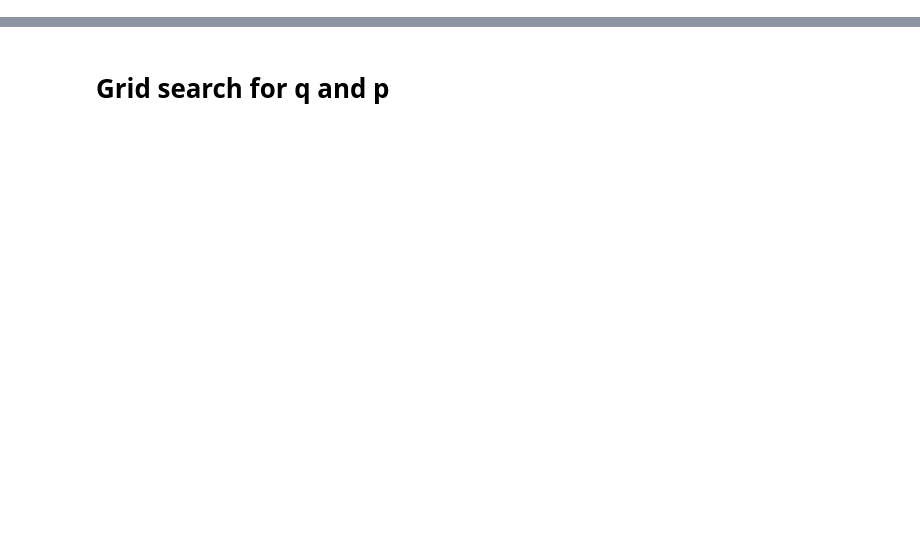
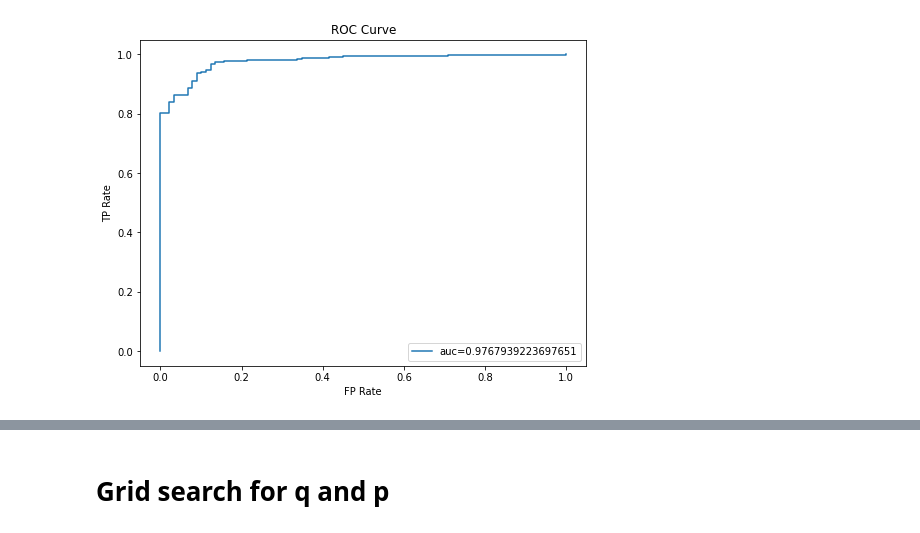
Before and after one commit to aditya-grover/node2vec, a Jupyter notebook: src/multi-classification.ipynb, the cells around one changed output, grey strips where cells are left out. Saved outputs shown, nothing was run; the diff lists cells and outputs as text; code cells hidden in the pictures; blank space fills up the shorter version.

```diff
--- a/src/multi-classification.ipynb
+++ b/src/multi-classification.ipynb
@@ -114,0 +100,29 @@ class TopKRanker(OneVsRestClassifier):
+# %%
+def plot_roc_curve(df):
+    Y =  df['labels'].apply(lambda x: 0 if x[0] == 1 else 1)
+    X = df.drop(columns=['labels', 'node_id'])
+
+    clf = lr()
+
+    X_train, X_test, y_train, y_test = train_test_split(X, Y, test_size=0.5)
+
+    clf.fit(X_train, y_train)
+    y_pred_proba = clf.predict_proba(X_test)[::,1]
+    fpr, tpr, _ = metrics.roc_curve(y_test,  y_pred_proba)
+    auc = metrics.roc_auc_score(y_test, y_pred_proba)
+
+
+    fig, ax = plt.subplots(figsize=(8, 6))
+    plt.plot(fpr,tpr,label="auc="+str(auc))
+    plt.xlabel('FP Rate')
+    plt.ylabel('TP Rate')
+    plt.title('ROC Curve')
+
+    plt.legend(loc=4)
+    plt.savefig(f"../images/classification/roc_sizes_{FILE_NAME}.png", dpi=300)
+
+
+if DATASET_USED == Datasets.TERR:
+    plot_roc_curve(df)
+# %% [output]
+[figure, added]
```
Also changed, not shown: parts of 9 cells of this notebook, 1 other file.
